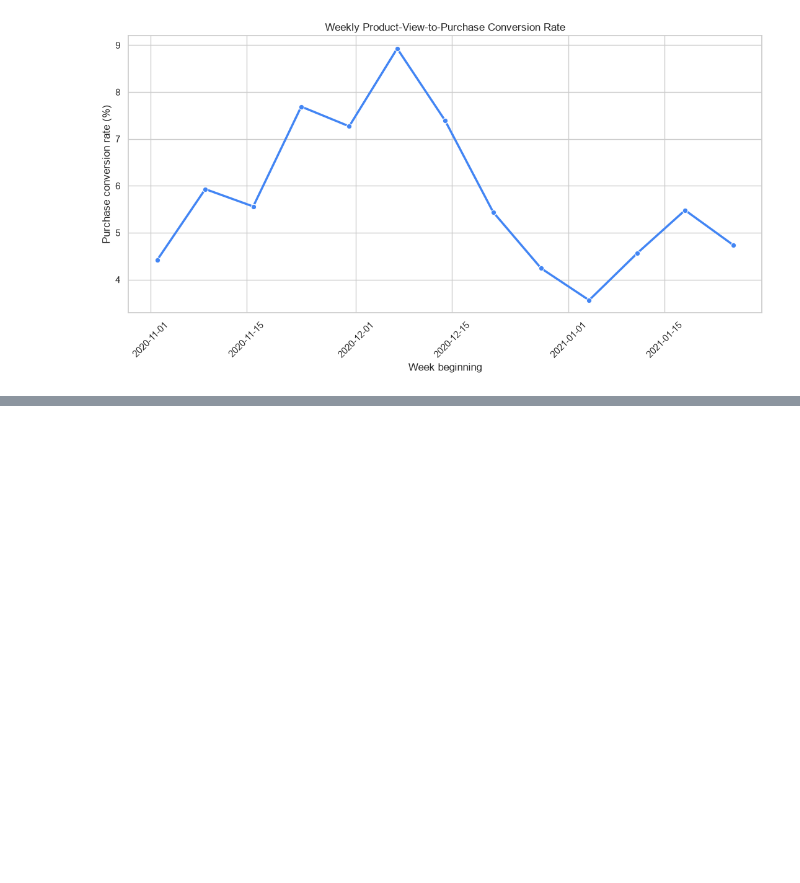
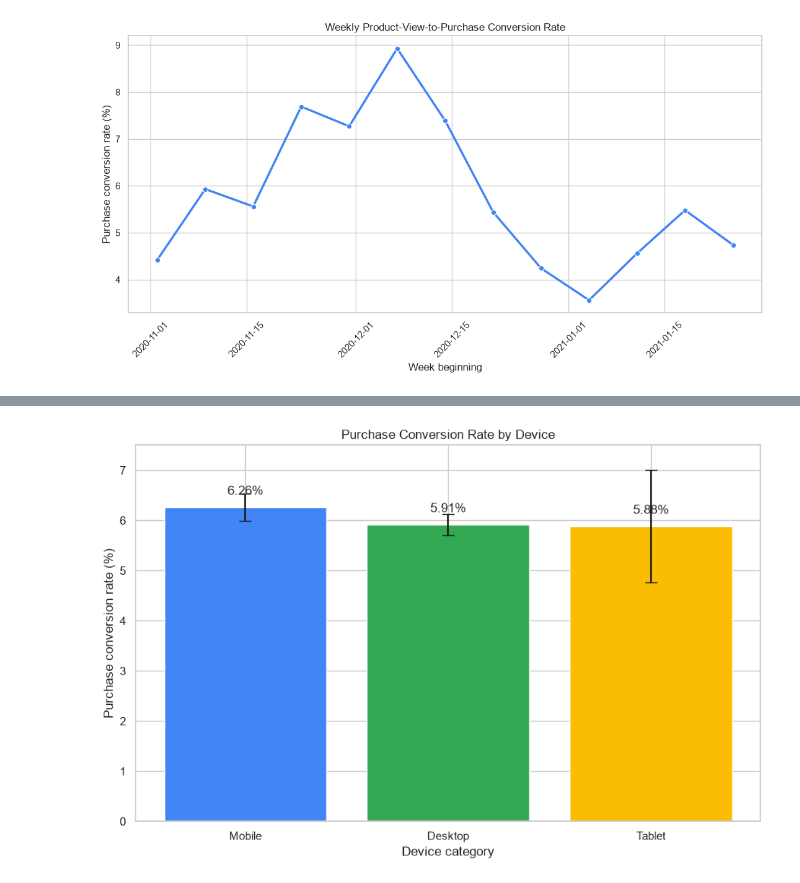
Before and after one commit to JasonValade/google-store-funnel-analysis, a Jupyter notebook: notebooks/01_statistical_analysis.ipynb, the cells around one changed output, grey strips where cells are left out. Cells and saved outputs as stored; diff of their text form; code cells hidden in the pictures; blank space fills up the shorter version.

```diff
--- a/notebooks/01_statistical_analysis.ipynb
+++ b/notebooks/01_statistical_analysis.ipynb
@@ -177,0 +235,56 @@ plt.show()
+# %%
+device_chart = device_funnel.copy()
+
+device_chart["conversion_rate"] = (
+    100
+    * device_chart["purchase_sessions"]
+    / device_chart["product_view_sessions"]
+)
+
+device_chart["confidence_margin"] = (
+    1.96
+    * 100
+    * np.sqrt(
+        (
+            device_chart["conversion_rate"] / 100
+        )
+        * (
+            1 - device_chart["conversion_rate"] / 100
+        )
+        / device_chart["product_view_sessions"]
+    )
+)
+
+plt.figure(figsize=(9, 6))
+
+bars = plt.bar(
+    device_chart["device_category"].str.title(),
+    device_chart["conversion_rate"],
+    yerr=device_chart["confidence_margin"],
+    capsize=6,
+    color=["#4285F4", "#34A853", "#FBBC04"],
+)
+
+for bar, rate in zip(bars, device_chart["conversion_rate"]):
+    plt.text(
+        bar.get_x() + bar.get_width() / 2,
+        bar.get_height() + 0.25,
+        f"{rate:.2f}%",
+        ha="center",
+    )
+
+plt.title("Purchase Conversion Rate by Device")
+plt.xlabel("Device category")
+plt.ylabel("Purchase conversion rate (%)")
+plt.ylim(0, 7.5)
+plt.tight_layout()
+
+plt.savefig(
+    images_directory / "device_conversion_rates.png",
+    dpi=300,
+    bbox_inches="tight",
+)
+
+plt.show()
+# %% [output]
+[figure, added]
```
Also changed, not shown: parts of 1 cell of this notebook, 3 other files.
